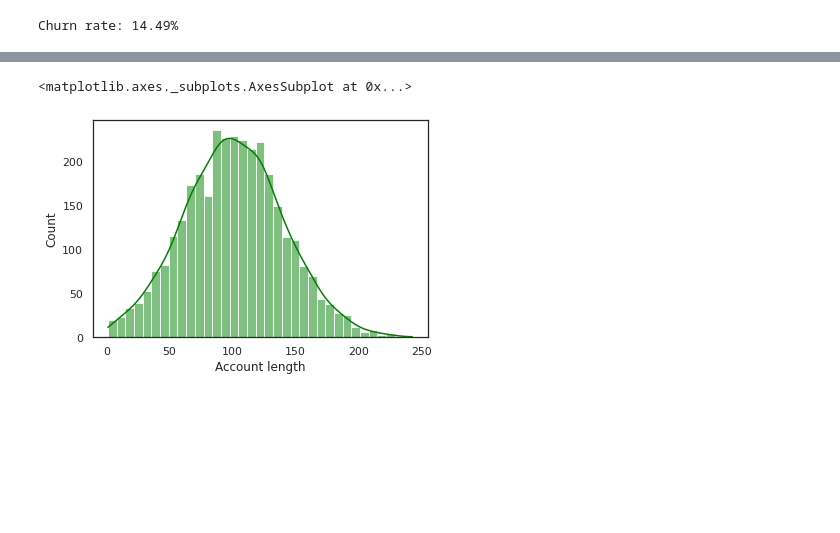
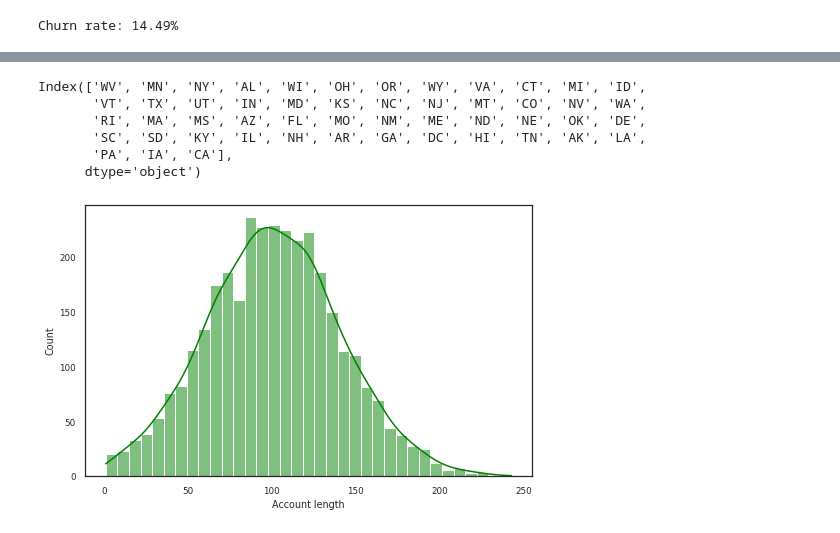
Before and after one commit to GhostML/Telecom-Churn-EDA, a Jupyter notebook: Telecom_Churn_Analysis_Capstone_Project.ipynb, the cells around one changed output, grey strips where cells are left out. Saved outputs shown, nothing was run; the diff lists cells and outputs as text; code cells hidden in the pictures; blank space fills up the shorter version.

Commit message:
New visualization, markups and observation added

```diff
--- a/Telecom_Churn_Analysis_Capstone_Project.ipynb
+++ b/Telecom_Churn_Analysis_Capstone_Project.ipynb
@@ -152,7 +229,15 @@ print(area_code)
+# %%
+list_of_states
+# %% [output]
+Index(['WV', 'MN', 'NY', 'AL', 'WI', 'OH', 'OR', 'WY', 'VA', 'CT', 'MI', 'ID',
+       'VT', 'TX', 'UT', 'IN', 'MD', 'KS', 'NC', 'NJ', 'MT', 'CO', 'NV', 'WA',
+       'RI', 'MA', 'MS', 'AZ', 'FL', 'MO', 'NM', 'ME', 'ND', 'NE', 'OK', 'DE',
+       'SC', 'SD', 'KY', 'IL', 'NH', 'AR', 'GA', 'DC', 'HI', 'TN', 'AK', 'LA',
+       'PA', 'IA', 'CA'],
+      dtype='object')
 # %%
-# sns.set(style="white")
-# plt.figure()
-# sns.histplot(x='Account length', data=df, kde=True, color="green")
+# Distribution plot for account length
+plt.figure(figsize=(8, 5))
+sns.histplot(df['Account length'], kde=True, color='green' );
 # %% [output]
-<matplotlib.axes._subplots.AxesSubplot at 0x...>
-[figure, old version]
+[figure, new version]
```
Also changed, not shown: parts of 29 cells of this notebook.
